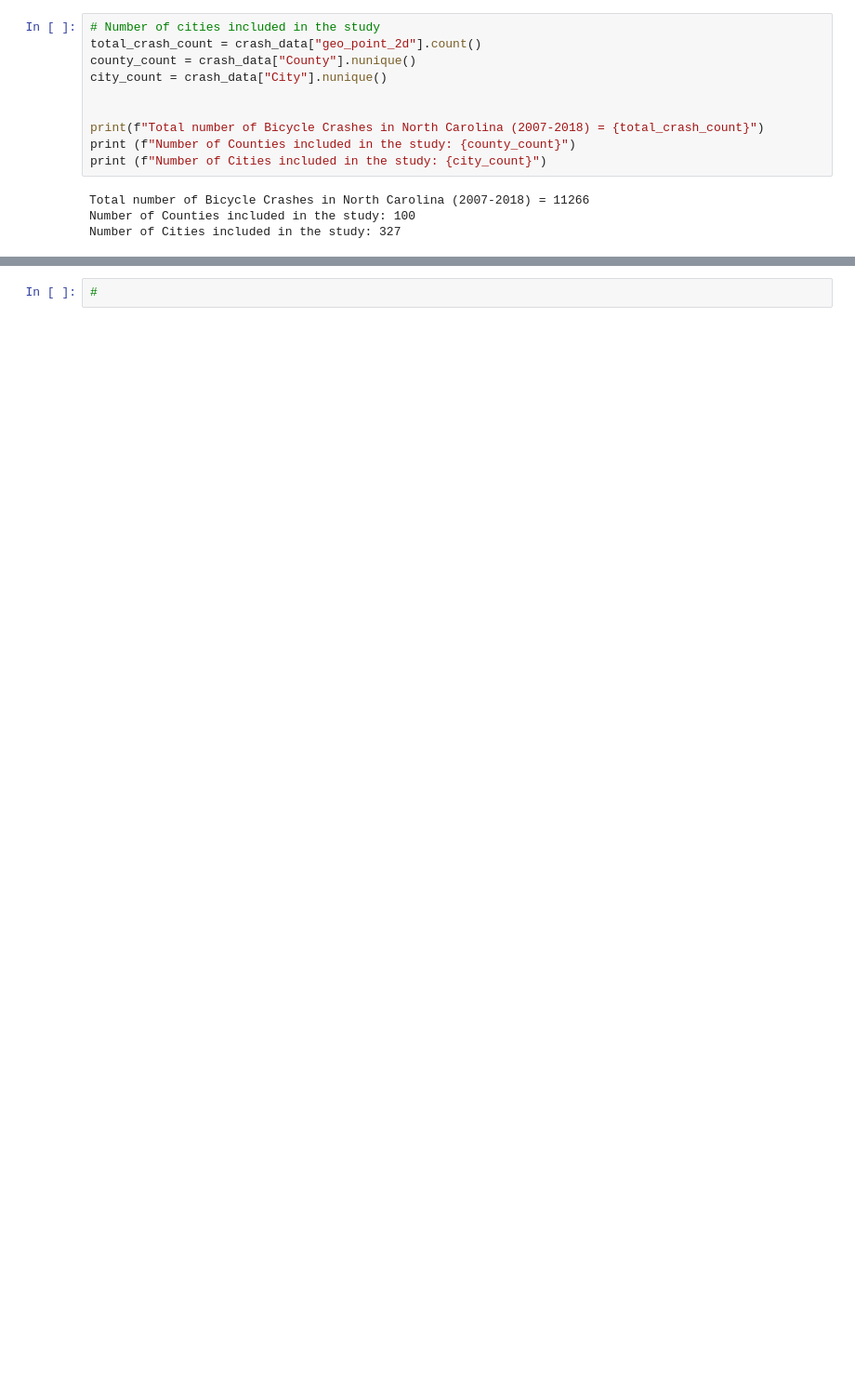
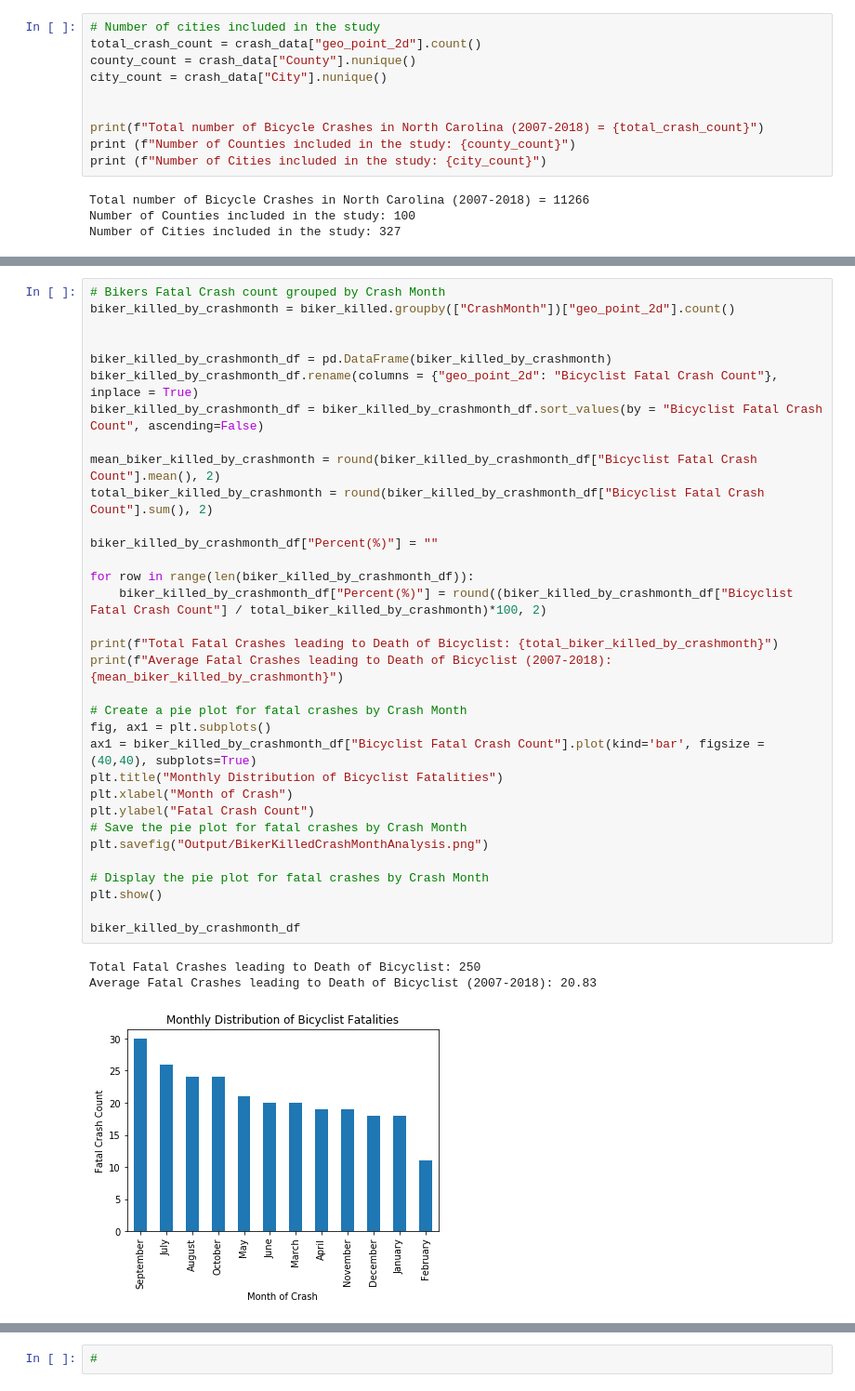
Before and after one commit to waghrayrashi/project-1, a Jupyter notebook: cyclist-analysis.ipynb, the cells around one changed output, grey strips where cells are left out. Shown: that part at 93% size. Drawn from its saved outputs; the diff is of its cells as text; blank space fills up the shorter version.

```diff
--- a/cyclist-analysis.ipynb
+++ b/cyclist-analysis.ipynb
@@ -594,0 +288,37 @@ Total Crashes: 11266
+# %%
+# Bikers Fatal Crash count grouped by Crash Month
+biker_killed_by_crashmonth = biker_killed.groupby(["CrashMonth"])["geo_point_2d"].count()
+
+
+biker_killed_by_crashmonth_df = pd.DataFrame(biker_killed_by_crashmonth)
+biker_killed_by_crashmonth_df.rename(columns = {"geo_point_2d": "Bicyclist Fatal Crash Count"}, inplace = True)
+biker_killed_by_crashmonth_df = biker_killed_by_crashmonth_df.sort_values(by = "Bicyclist Fatal Crash Count", ascending=False)
+
+mean_biker_killed_by_crashmonth = round(biker_killed_by_crashmonth_df["Bicyclist Fatal Crash Count"].mean(), 2)
+total_biker_killed_by_crashmonth = round(biker_killed_by_crashmonth_df["Bicyclist Fatal Crash Count"].sum(), 2)
+
+biker_killed_by_crashmonth_df["Percent(%)"] = ""
+
+for row in range(len(biker_killed_by_crashmonth_df)):
+    biker_killed_by_crashmonth_df["Percent(%)"] = round((biker_killed_by_crashmonth_df["Bicyclist Fatal Crash Count"] / total_biker_killed_by_crashmonth)*100, 2)
+
+print(f"Total Fatal Crashes leading to Death of Bicyclist: {total_biker_killed_by_crashmonth}")
+print(f"Average Fatal Crashes leading to Death of Bicyclist (2007-2018): {mean_biker_killed_by_crashmonth}")
+
+# Create a pie plot for fatal crashes by Crash Month
+fig, ax1 = plt.subplots()
+ax1 = biker_killed_by_crashmonth_df["Bicyclist Fatal Crash Count"].plot(kind='bar', figsize = (40,40), subplots=True)
+plt.title("Monthly Distribution of Bicyclist Fatalities")
+plt.xlabel("Month of Crash")
+plt.ylabel("Fatal Crash Count")
+# Save the pie plot for fatal crashes by Crash Month
+plt.savefig("Output/BikerKilledCrashMonthAnalysis.png")
+
+# Display the pie plot for fatal crashes by Crash Month
+plt.show()
+
+biker_killed_by_crashmonth_df
+# %% [output]
+Total Fatal Crashes leading to Death of Bicyclist: 250
+Average Fatal Crashes leading to Death of Bicyclist (2007-2018): 20.83
+[figure, added]
```
Also changed, not shown: parts of 64 cells of this notebook, 22 other files.
